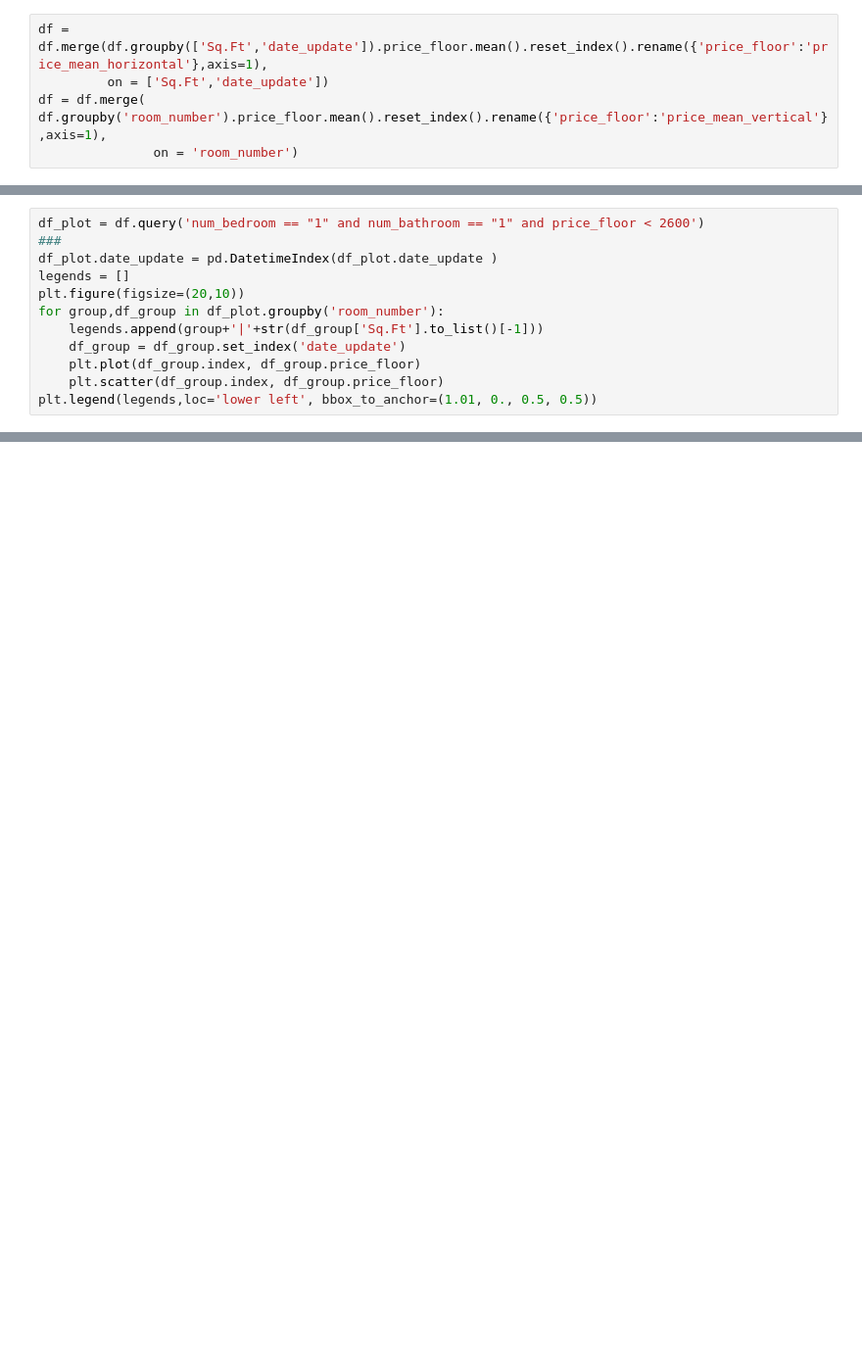
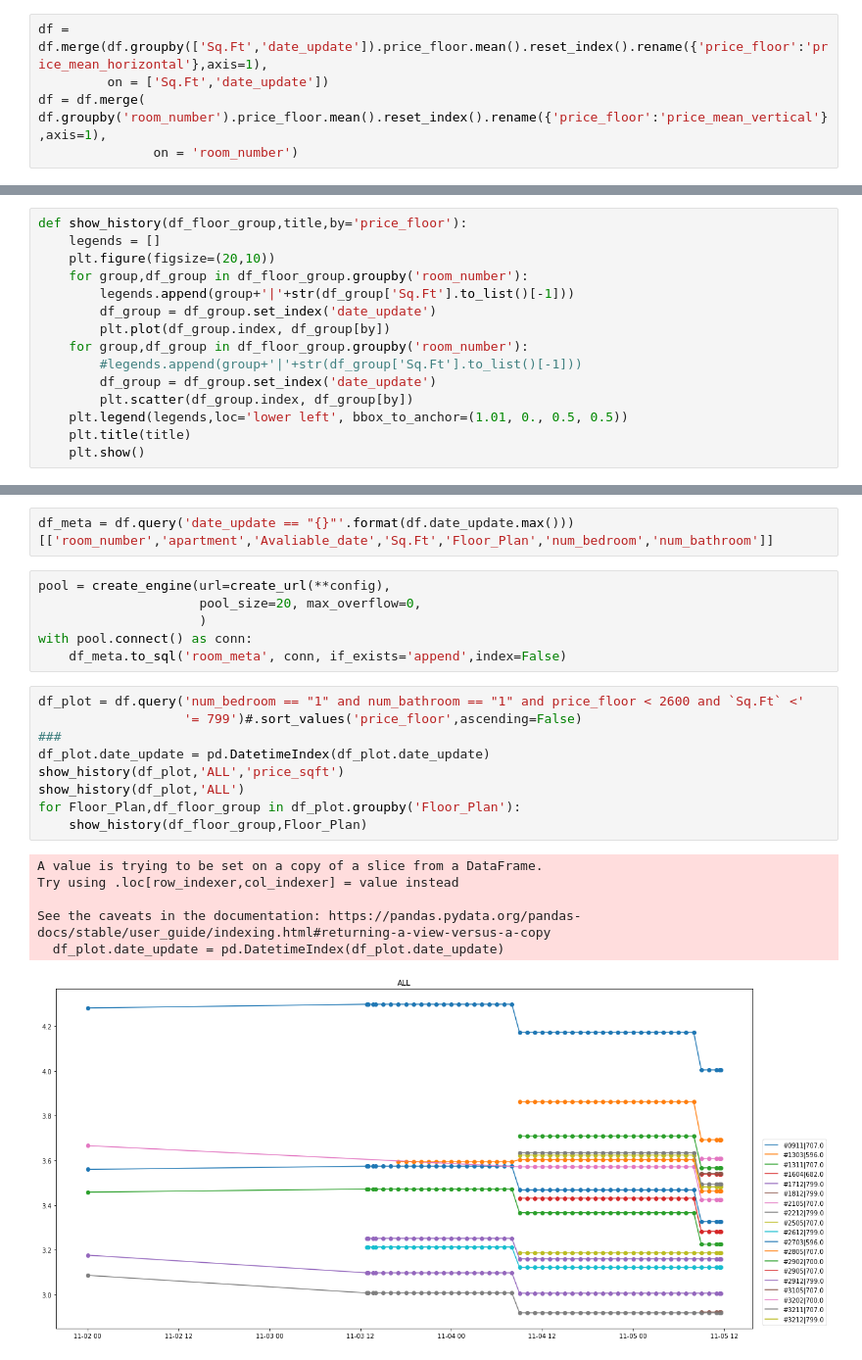
Before and after one commit to Ryan47Liao/apartment_prices, a Jupyter notebook: visualizations.ipynb, the cells around one changed output, grey strips where cells are left out. Shown: that part at 98% size. Saved outputs shown, nothing was run; the diff lists cells and outputs as text; blank space fills up the shorter version.

```diff
--- a/visualizations.ipynb
+++ b/visualizations.ipynb
@@ -75,12 +85,15 @@ df.query('date_update == "{}"'.format(df.date_update.max())).deviation_from_hist
 # %%
-df_plot = df.query('num_bedroom == "1" and num_bathroom == "1" and price_floor < 2600')
-###
-df_plot.date_update = pd.DatetimeIndex(df_plot.date_update )
-legends = []
-plt.figure(figsize=(20,10))
-for group,df_group in df_plot.groupby('room_number'):
-    legends.append(group+'|'+str(df_group['Sq.Ft'].to_list()[-1]))
-    df_group = df_group.set_index('date_update')
-    plt.plot(df_group.index, df_group.price_floor)
-    plt.scatter(df_group.index, df_group.price_floor)
-plt.legend(legends,loc='lower left', bbox_to_anchor=(1.01, 0., 0.5, 0.5))
+def show_history(df_floor_group,title,by='price_floor'):
+    legends = []
+    plt.figure(figsize=(20,10))
+    for group,df_group in df_floor_group.groupby('room_number'):
+        legends.append(group+'|'+str(df_group['Sq.Ft'].to_list()[-1]))
+        df_group = df_group.set_index('date_update')
+        plt.plot(df_group.index, df_group[by])
+    for group,df_group in df_floor_group.groupby('room_number'):
+        #legends.append(group+'|'+str(df_group['Sq.Ft'].to_list()[-1]))
+        df_group = df_group.set_index('date_update')
+        plt.scatter(df_group.index, df_group[by])
+    plt.legend(legends,loc='lower left', bbox_to_anchor=(1.01, 0., 0.5, 0.5))
+    plt.title(title)
+    plt.show()
@@ -94,0 +120,24 @@ See the caveats in the documentation: https://pandas.pydata.org/pandas-docs/stab
+# %%
+df_meta = df.query('date_update == "{}"'.format(df.date_update.max()))[['room_number','apartment','Avaliable_date','Sq.Ft','Floor_Plan','num_bedroom','num_bathroom']]
+# %%
+pool = create_engine(url=create_url(**config),
+                     pool_size=20, max_overflow=0,
+                     )
+with pool.connect() as conn:
+    df_meta.to_sql('room_meta', conn, if_exists='append',index=False)
+# %%
+df_plot = df.query('num_bedroom == "1" and num_bathroom == "1" and price_floor < 2600 and `Sq.Ft` <'
+                   '= 799')#.sort_values('price_floor',ascending=False)
+###
+df_plot.date_update = pd.DatetimeIndex(df_plot.date_update)
+show_history(df_plot,'ALL','price_sqft')
+show_history(df_plot,'ALL')
+for Floor_Plan,df_floor_group in df_plot.groupby('Floor_Plan'):
+    show_history(df_floor_group,Floor_Plan)
+# %% [output]
+A value is trying to be set on a copy of a slice from a DataFrame.
+Try using .loc[row_indexer,col_indexer] = value instead
+
+See the caveats in the documentation: https://pandas.pydata.org/pandas-docs/stable/user_guide/indexing.html#returning-a-view-versus-a-copy
+  df_plot.date_update = pd.DatetimeIndex(df_plot.date_update)
+[figure, added]
```
Also changed, not shown: parts of 10 cells of this notebook.
